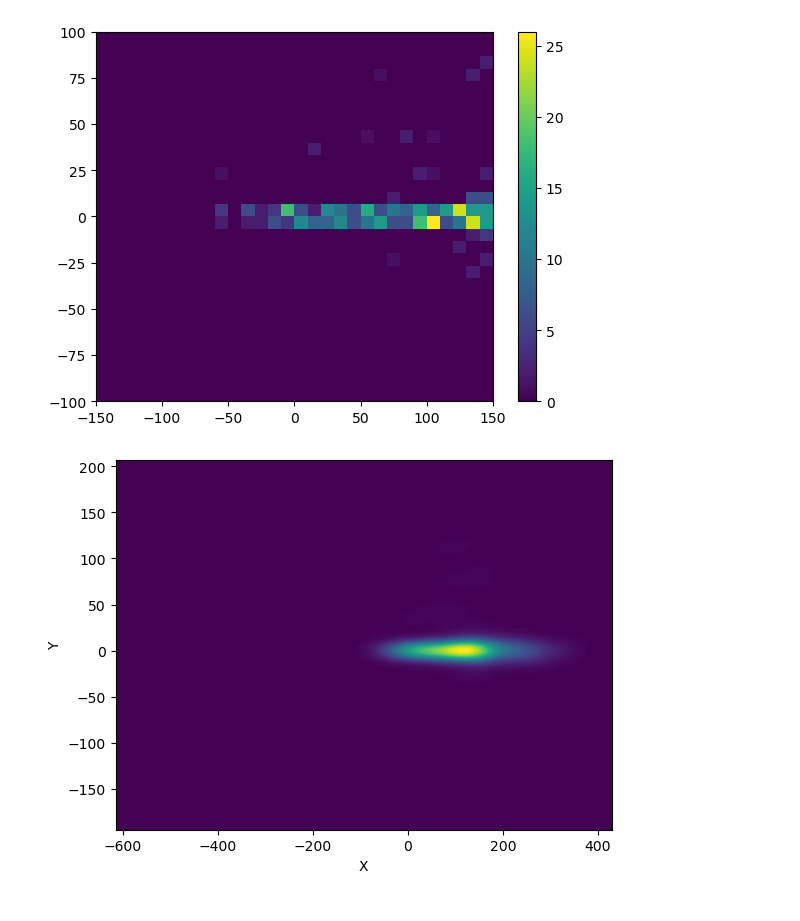
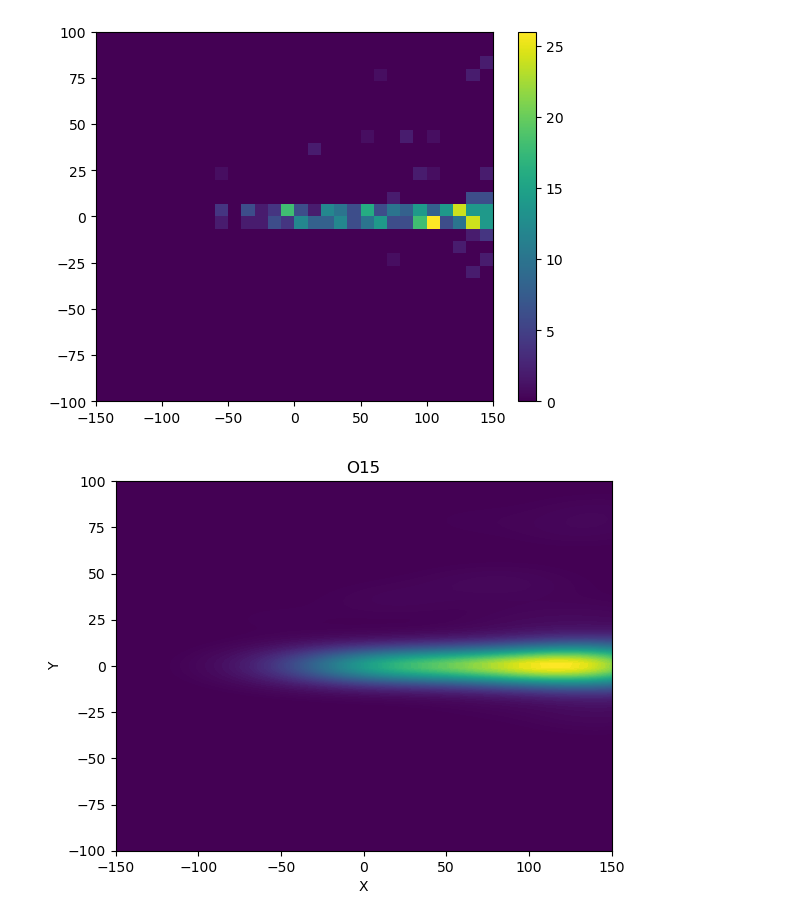
Before and after one commit to francescouni0/Online-Monitoring, a Jupyter notebook: radionuc.ipynb, the cells around one changed output. Drawn from its saved outputs; the diff is of its cells as text; code cells hidden in the pictures.

```diff
--- a/radionuc.ipynb
+++ b/radionuc.ipynb
@@ -44,7 +52,10 @@ plt.show()
 # %% [output]
 [figure]
 # %%
-sns.kdeplot(x=df_O15['X'], y=df_O15['Y'], cmap='viridis', fill=True, thresh=0, levels=100)
+sns.kdeplot(x=df_O15['X'], y=df_O15['Y'], cmap='viridis', fill=True, thresh=0, levels=100,common_grid=True)
+plt.title('O15')
+plt.xlim(-150,150)
+plt.ylim(-100,100)
 plt.show()
 # %% [output]
-[figure, old version]
+[figure, new version]
```
Also changed, not shown: parts of 3 cells of this notebook, 2 other files.
